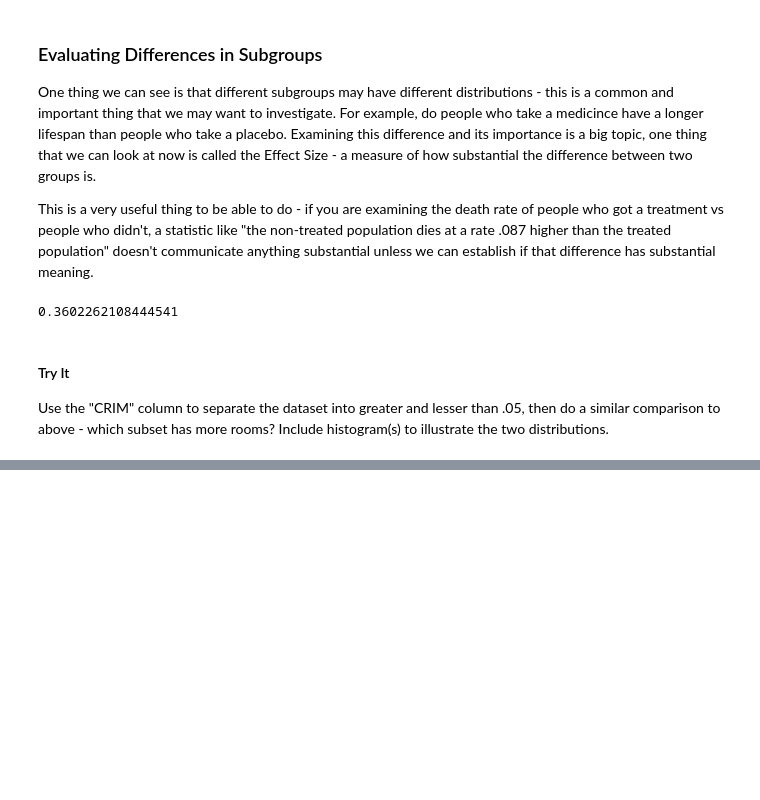
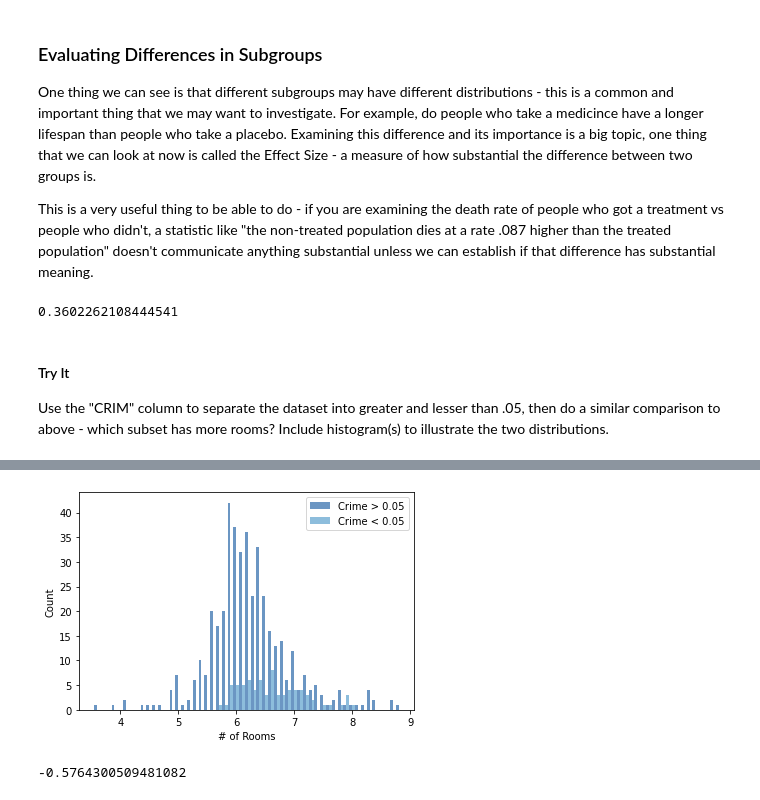
Before and after one commit to Pizza1119/Basic_Stats_in_Python_Student_Workbooks, a Jupyter notebook: 002_Basic_Histograms.ipynb, the cells around one changed output, grey strips where cells are left out. Drawn from its saved outputs; the diff is of its cells as text; code cells hidden in the pictures; blank space fills up the shorter version.

```diff
--- a/002_Basic_Histograms.ipynb
+++ b/002_Basic_Histograms.ipynb
@@ -273,3 +273,8 @@ CohenEffectSize(river["RM"], noRiver["RM"])
 #### Try It
 
 Use the "CRIM" column to separate the dataset into greater and lesser than .05, then do a similar comparison to above - which subset has more rooms? Include histogram(s) to illustrate the two distributions.
+# %%
+crime1 = df[df["CRIM"] >= 0.05]
+crime2 = df[df["CRIM"] < 0.05]
+
+crime1.describe()
@@ -275,0 +291,15 @@ Use the "CRIM" column to separate the dataset into greater and lesser than .05,
+# %%
+crime1Hist = thinkstats2.Hist(round(crime1['RM'], 1), label = "Crime > 0.05")
+crime2Hist = thinkstats2.Hist(round(crime2['RM'], 1), label = "Crime < 0.05")
+# %%
+width = 0.05
+thinkplot.PrePlot(2)
+thinkplot.Hist(crime1Hist, align='right',width=width)
+thinkplot.Hist(crime2Hist, align='left', width=width)
+thinkplot.Config(xlabel= '# of Rooms', ylabel='Count')
+# %% [output]
+[figure, added]
+# %%
+CohenEffectSize(crime1["RM"], crime2["RM"])
+# %% [output]
+-0.5764300509481082
```
Also changed, not shown: parts of 1 cell of this notebook, 2 other files.
